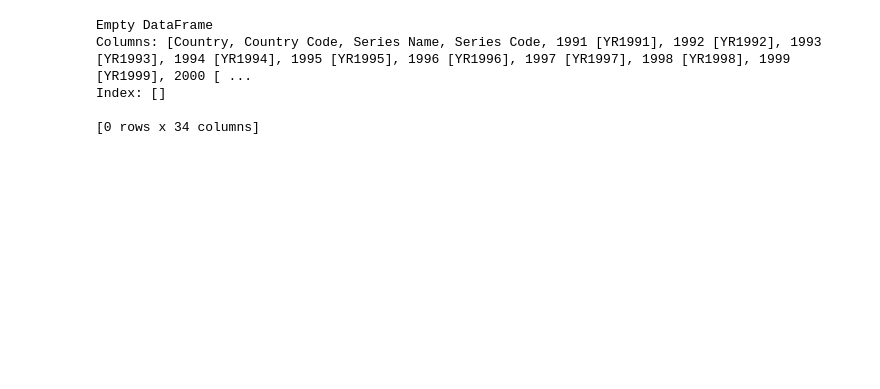
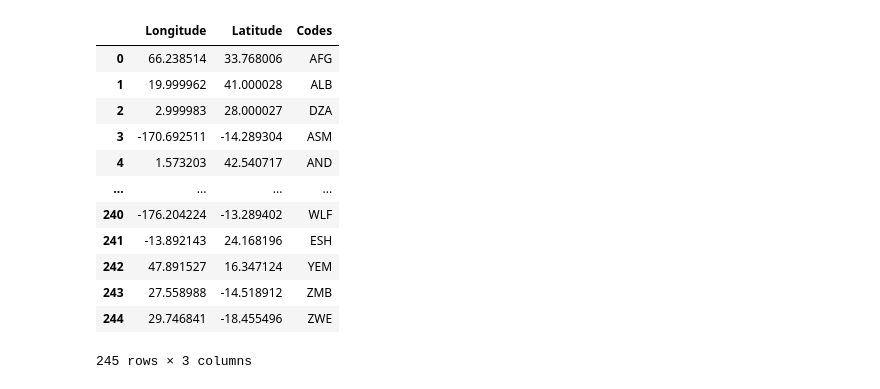
Before and after one commit to khadra1/Project-3-Connectivity, a Jupyter notebook: notebooks/cleaning_data.ipynb, the cells around one changed output. Saved outputs shown, nothing was run; the diff lists cells and outputs as text; code cells hidden in the pictures; blank space fills up the shorter version.

```diff
--- a/notebooks/cleaning_data.ipynb
+++ b/notebooks/cleaning_data.ipynb
@@ -19,15 +20,24 @@ world_data.replace("..",0)
 | 2392 | Africa Western and Central | AFW | Fixed telephone subscriptions | IT.MLT.MAIN | 692452 | 764375 | 823937 | ... |
 | 2393 | Africa Western and Central | AFW | Fixed telephone subscriptions (pe... | IT.MLT.MAIN.P2 | 0.32921817 | 0.353916015 | 0.371553146 | ... |
 2394 rows × 34 columns
-# %%
-df1 = world_data[world_data.isna().any(axis=1)]
-print(df1.apply(lambda col: "Country".unique()))
-# %% [output]
-Empty DataFrame
-Columns: [Country, Country Code, Series Name, Series Code, 1991 [YR1991], 1992 [YR1992], 1993 [YR1993], 1994 [YR1994], 1995 [YR1995], 1996 [YR1996], 1997 [YR1997], 1998 [YR1998], 1999 [YR1999], 2000 [ ...
-Index: []
-
-[0 rows x 34 columns]
 # %%
-coordinates = pd.read_csv("../Resources/data-raw/world_coordinates.csv")
+#Import the coordinate csv file, rename columns for merging with each other later on
+coordinates = pd.read_csv("../Resources/data-raw/countries/world_country.csv")
+coordinates.rename(columns={"iso_con" : "Codes", "lat": "Latitude", "lon": "Longitude"},inplace=True)
+coordinates.drop(columns=["Unnamed: 0", "country"],inplace=True)
+coordinates
+# %% [output]
+|  | Longitude | Latitude | Codes |
+| 0 | 66.238514 | 33.768006 | AFG |
+| 1 | 19.999962 | 41.000028 | ALB |
+| 2 | 2.999983 | 28.000027 | DZA |
+| 3 | -170.692511 | -14.289304 | ASM |
+| 4 | 1.573203 | 42.540717 | AND |
+| ... | ... | ... | ... |
+| 240 | -176.204224 | -13.289402 | WLF |
+| 241 | -13.892143 | 24.168196 | ESH |
+| 242 | 47.891527 | 16.347124 | YEM |
+| 243 | 27.558988 | -14.518912 | ZMB |
+| 244 | 29.746841 | -18.455496 | ZWE |
+245 rows × 3 columns
 # %%
```
Also changed, not shown: parts of 5 cells of this notebook, 13 other files.
